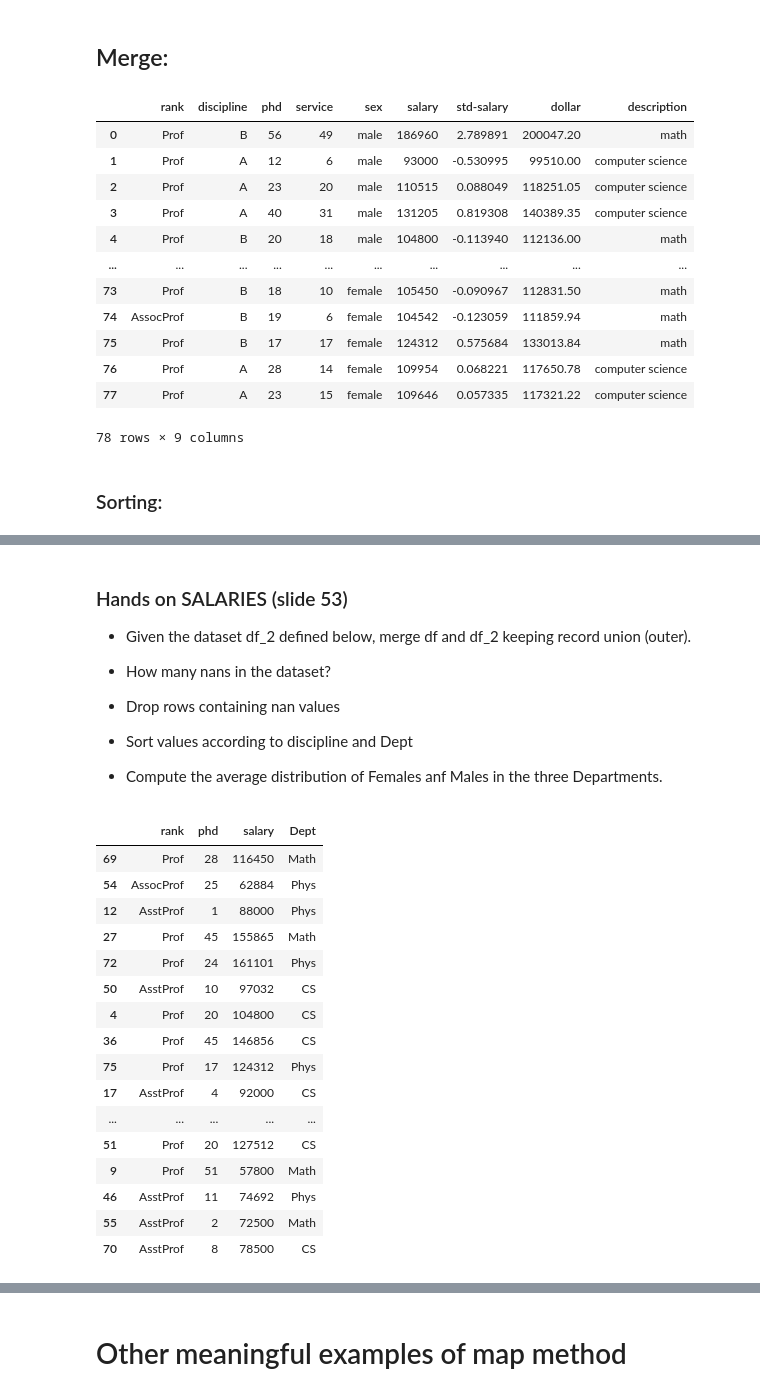
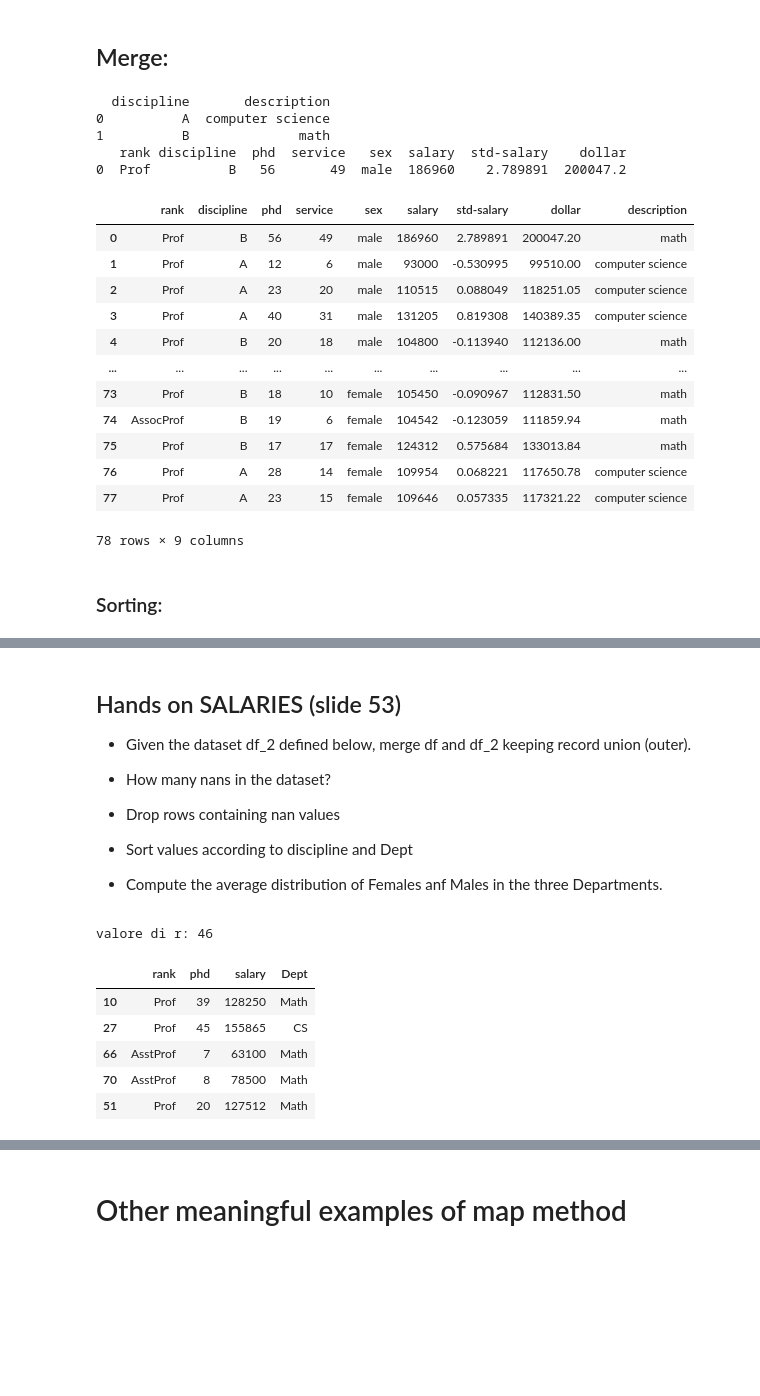
Before and after one commit to Manillin/Notes, a Jupyter notebook: masters/BigDataAnalytics/Lab/data_analytics/DA_2025_students.ipynb, the cells around one changed output, grey strips where cells are left out. Saved outputs shown, nothing was run; the diff lists cells and outputs as text; code cells hidden in the pictures; blank space fills up the shorter version.

```diff
--- a/masters/BigDataAnalytics/Lab/data_analytics/DA_2025_students.ipynb
+++ b/masters/BigDataAnalytics/Lab/data_analytics/DA_2025_students.ipynb
@@ -741,9 +700,16 @@ It searches for records having the same index values and concatenates them.
 ## Merge:
 # %%
 df2=pd.DataFrame({'discipline':['A','B'], 'description':['computer science','math']})
+print(df2)
+print(df.head(1))
 df_d=pd.merge(df,df2)
 df_d
 # %% [output]
+  discipline       description
+0          A  computer science
+1          B              math
+   rank discipline  phd  service   sex  salary  std-salary    dollar
+0  Prof          B   56       49  male  186960    2.789891  200047.2
 |  | rank | discipline | phd | service | sex | salary | std-salary | dollar | description |
 | 0 | Prof | B | 56 | 49 | male | 186960 | 2.789891 | 200047.20 | math |
 | 1 | Prof | A | 12 | 6 | male | 93000 | -0.530995 | 99510.00 | computer science |
@@ -756,7 +722,7 @@ df_d
 | 75 | Prof | B | 17 | 17 | female | 124312 | 0.575684 | 133013.84 | math |
 | 76 | Prof | A | 28 | 14 | female | 109954 | 0.068221 | 117650.78 | computer science |
 | 77 | Prof | A | 23 | 15 | female | 109646 | 0.057335 | 117321.22 | computer science |
-78 rows × 9 columns
+78 rows × 9 columns
 # %% [markdown]
 ### Sorting:
 # %%
@@ -783,7 +749,7 @@ Sort values by discipline and service
 57  AsstProf          A    3        1  female   72500   -1.255539   77575.0
 22  AsstProf          A    4        2    male   73000   -1.237867   78110.0
 # %% [markdown]
-### Hands on SALARIES (slide 53)
+## Hands on SALARIES (slide 53)
 
 *  Given the dataset df_2 defined below, merge df and df_2 keeping record union (outer).
 
@@ -797,26 +763,21 @@ Sort values by discipline and service
 # %%
 import numpy as np
 import random
+
 r=random.randint(20,70)
+
+# crea un <class 'numpy.ndarray'>
 dept=np.random.choice(['Math','CS','Phys'],r)
+# sample(r) prende r righe dal df per campionarle
+# copy() crea una copia del df (per evitare sovrascritture)
 df_2=df[['rank','phd','salary']].sample(r).copy()
 df_2['Dept']=dept
-df_2
+df_2.head(5)
 # %% [output]
+valore di r: 46
 |  | rank | phd | salary | Dept |
-| 69 | Prof | 28 | 116450 | Math |
-| 54 | AssocProf | 25 | 62884 | Phys |
-| 12 | AsstProf | 1 | 88000 | Phys |
-| 27 | Prof | 45 | 155865 | Math |
-| 72 | Prof | 24 | 161101 | Phys |
-| 50 | AsstProf | 10 | 97032 | CS |
-| 4 | Prof | 20 | 104800 | CS |
-| 36 | Prof | 45 | 146856 | CS |
-| 75 | Prof | 17 | 124312 | Phys |
-| 17 | AsstProf | 4 | 92000 | CS |
-| ... | ... | ... | ... | ... |
-| 51 | Prof | 20 | 127512 | CS |
-| 9 | Prof | 51 | 57800 | Math |
-| 46 | AsstProf | 11 | 74692 | Phys |
-| 55 | AsstProf | 2 | 72500 | Math |
-| 70 | AsstProf | 8 | 78500 | CS |
+| 10 | Prof | 39 | 128250 | Math |
+| 27 | Prof | 45 | 155865 | CS |
+| 66 | AsstProf | 7 | 63100 | Math |
+| 70 | AsstProf | 8 | 78500 | Math |
+| 51 | Prof | 20 | 127512 | Math |
```
Also changed, not shown: parts of 27 cells of this notebook.
